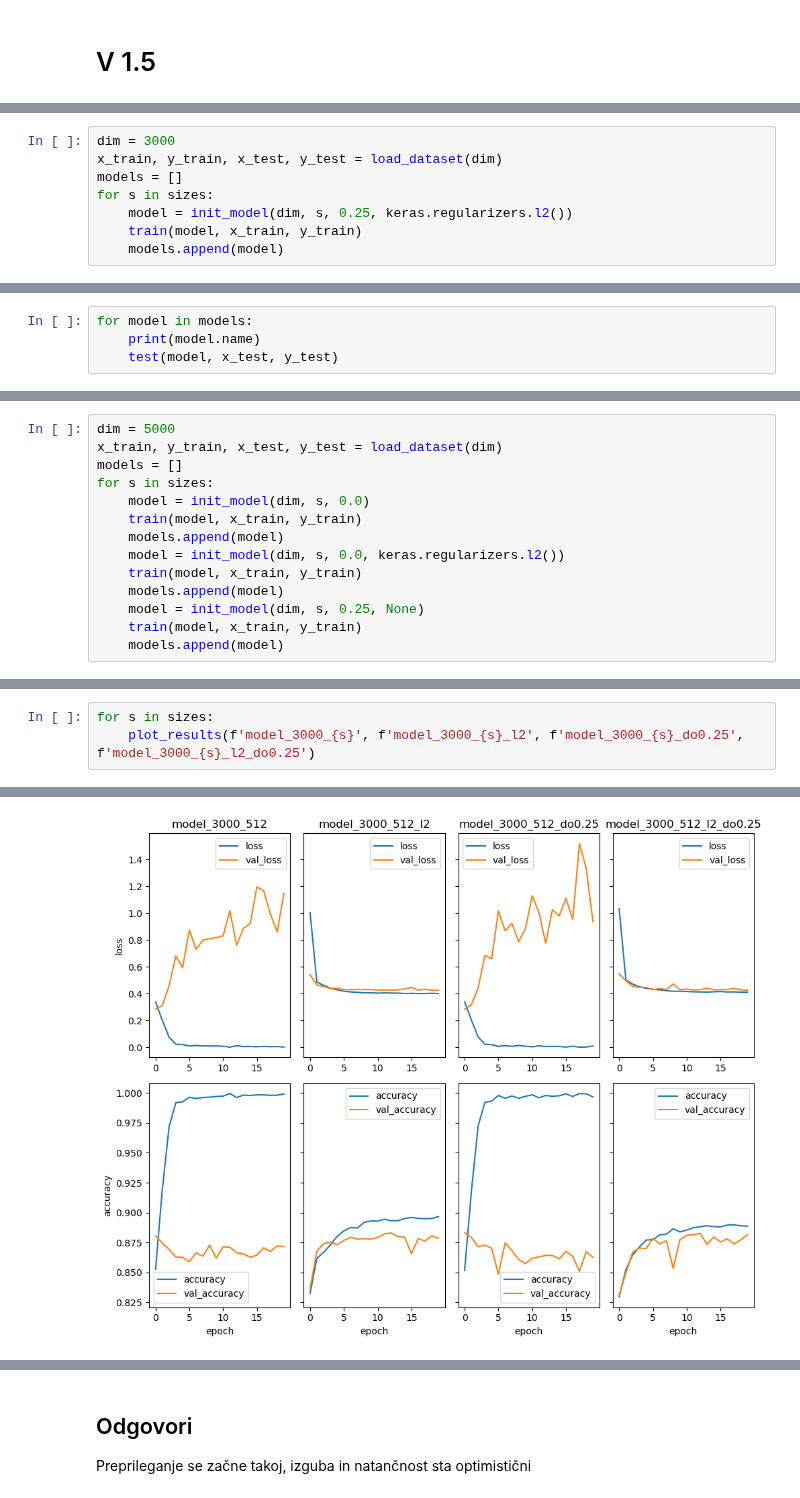
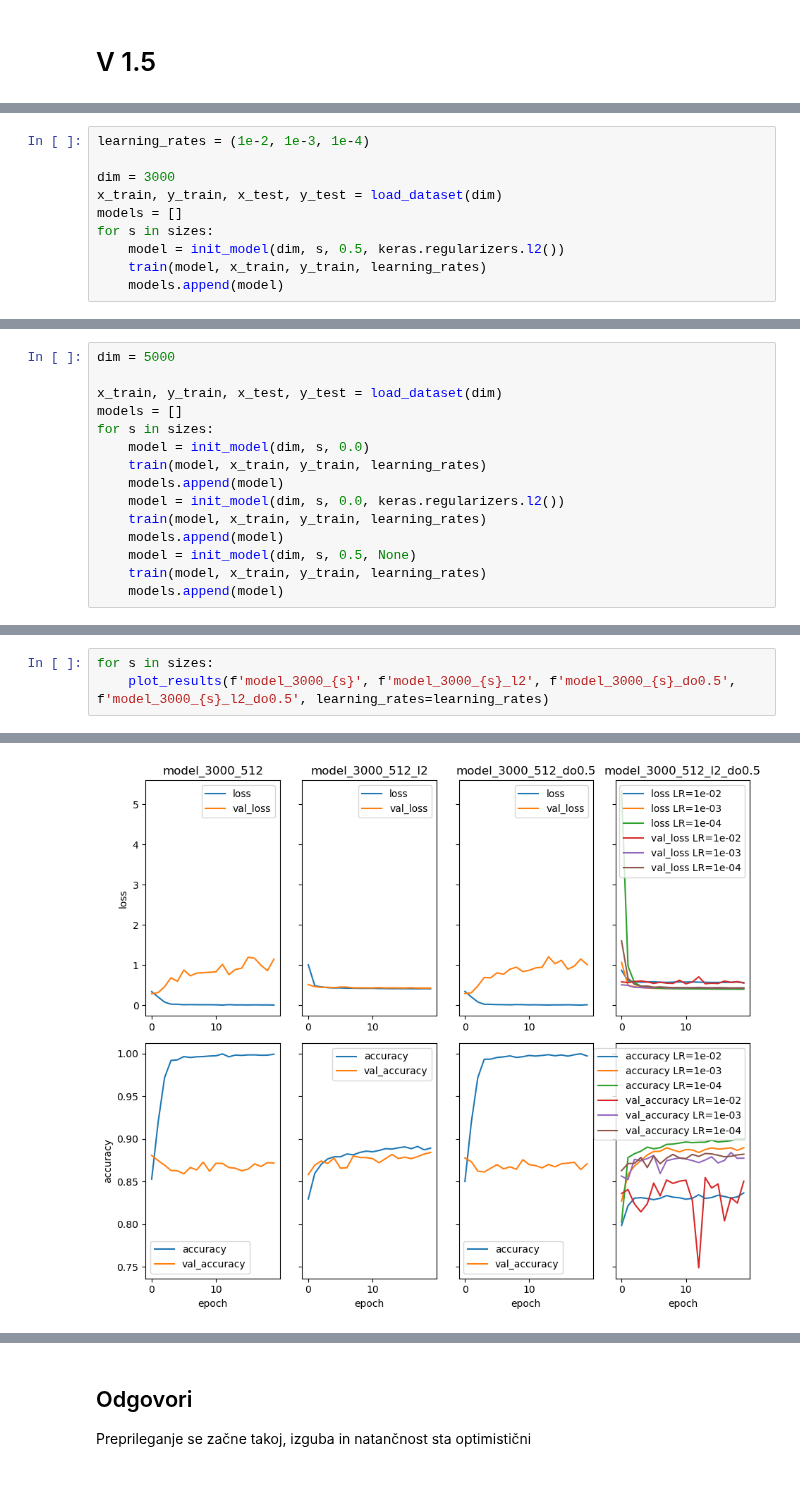
Before and after one commit to Potipecan/NAUGNM, a Jupyter notebook: V1/V1.5.ipynb, the cells around one changed output, grey strips where cells are left out. Cells and saved outputs as stored; diff of their text form.

```diff
--- a/V1/V1.5.ipynb
+++ b/V1/V1.5.ipynb
@@ -15,8 +13,10 @@ To enable the following instructions: AVX2 AVX512F AVX512_VNNI AVX512_BF16 FMA,
 # %%
+learning_rates = (1e-2, 1e-3, 1e-4)
+
 dim = 3000
 x_train, y_train, x_test, y_test = load_dataset(dim)
 models = []
 for s in sizes:
-    model = init_model(dim, s, 0.25, keras.regularizers.l2())
-    train(model, x_train, y_train)
+    model = init_model(dim, s, 0.5, keras.regularizers.l2())
+    train(model, x_train, y_train, learning_rates)
     models.append(model)
@@ -62,4 +22,0 @@ Model: "model_3000_4_l2_do0.25"
-# %%
-for model in models:
-    print(model.name)
-    test(model, x_test, y_test)
@@ -73,14 +23,15 @@ model_3000_512_l2_do0.25
 # %%
 dim = 5000
+
 x_train, y_train, x_test, y_test = load_dataset(dim)
 models = []
 for s in sizes:
     model = init_model(dim, s, 0.0)
-    train(model, x_train, y_train)
+    train(model, x_train, y_train, learning_rates)
     models.append(model)
     model = init_model(dim, s, 0.0, keras.regularizers.l2())
-    train(model, x_train, y_train)
+    train(model, x_train, y_train, learning_rates)
     models.append(model)
-    model = init_model(dim, s, 0.25, None)
-    train(model, x_train, y_train)
+    model = init_model(dim, s, 0.5, None)
+    train(model, x_train, y_train, learning_rates)
     models.append(model)
@@ -144,4 +38,4 @@ model_5000_512_do0.25
 # %%
 for s in sizes:
-    plot_results(f'model_3000_{s}', f'model_3000_{s}_l2', f'model_3000_{s}_do0.25', f'model_3000_{s}_l2_do0.25')
+    plot_results(f'model_3000_{s}', f'model_3000_{s}_l2', f'model_3000_{s}_do0.5', f'model_3000_{s}_l2_do0.5', learning_rates=learning_rates)
 # %% [output]
@@ -150,3 +44,3 @@ for s in sizes:
-[figure, old version]
+[figure, new version]
 # %%
 for s in sizes:
```
Also changed, not shown: parts of 7 cells of this notebook, 13 other files.
